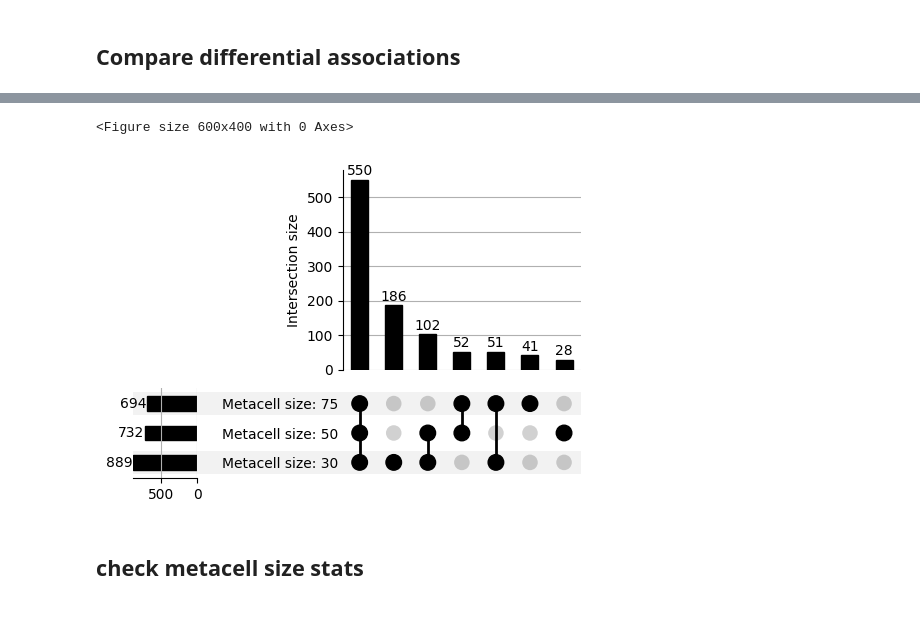
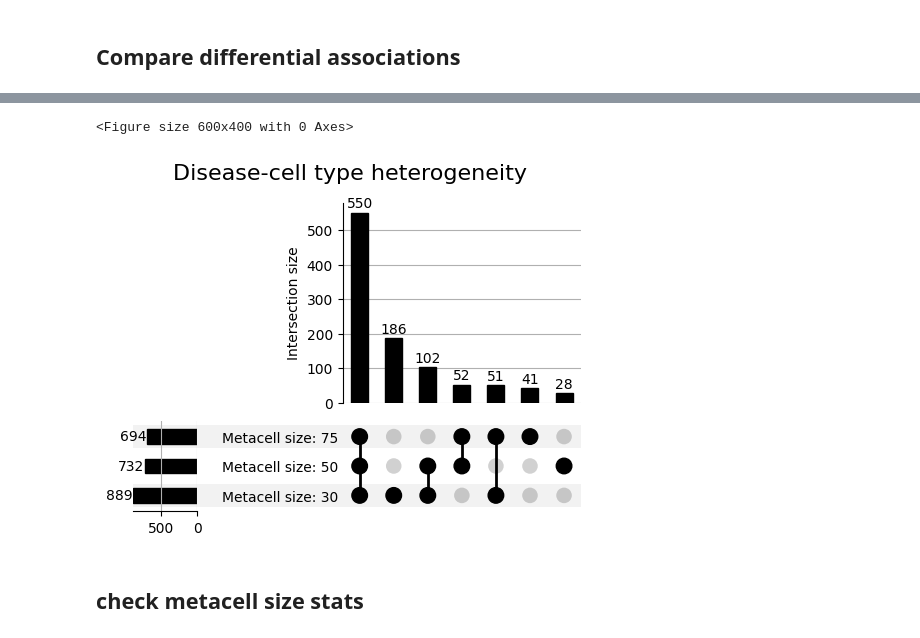
Before and after one commit to krishnanlab/icepop_analysis, a Jupyter notebook: notebook/TM_analysis_compare_mc.ipynb, the cells around one changed output, grey strips where cells are left out. Cells and saved outputs as stored; diff of their text form; code cells hidden in the pictures.

```diff
--- a/notebook/TM_analysis_compare_mc.ipynb
+++ b/notebook/TM_analysis_compare_mc.ipynb
@@ -181,32 +182,33 @@ plt.savefig('../paper/supp/tm_upset_mc_discovery_compare.pdf')
 # %%
 shared_df = comb_df[
     comb_df['mc30_discovery'] &
     comb_df['mc50_discovery'] &
     comb_df['mc75_discovery']
 ]
 
 mc30_idx = set(shared_df[shared_df['mc30_mixture']].index.values)
 mc50_idx = set(shared_df[shared_df['mc50_mixture']].index.values)
 mc75_idx = set(shared_df[shared_df['mc75_mixture']].index.values)
 
 sets = {
     "Metacell size: 30": mc30_idx,
     "Metacell size: 50": mc50_idx,
     "Metacell size: 75": mc75_idx,
 }
 
 data = from_contents(sets)
 plt.figure(figsize=(6, 4))
 UpSet(
     data,
     subset_size='count',
     show_counts=True,
     sort_by='cardinality'
 ).plot()
+plt.suptitle('Disease-cell type heterogeneity', fontsize=16)
 plt.savefig('../paper/supp/tm_upset_mc_mix_compare.pdf')
 # %% [output]
 <Figure size 600x400 with 0 Axes>
-[figure, old version]
+[figure, new version]
 # %% [markdown]
 ## check metacell size stats
 # %%
```
Also changed, not shown: parts of 1 cell of this notebook, 13 other files.
